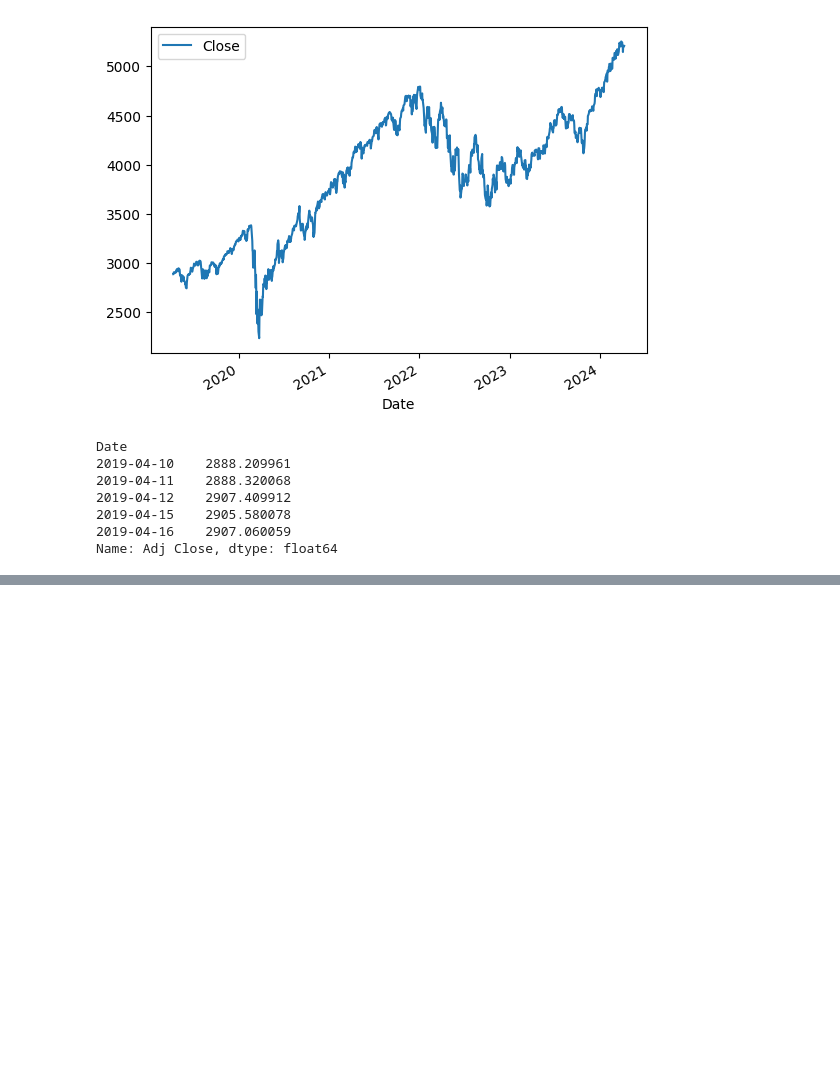
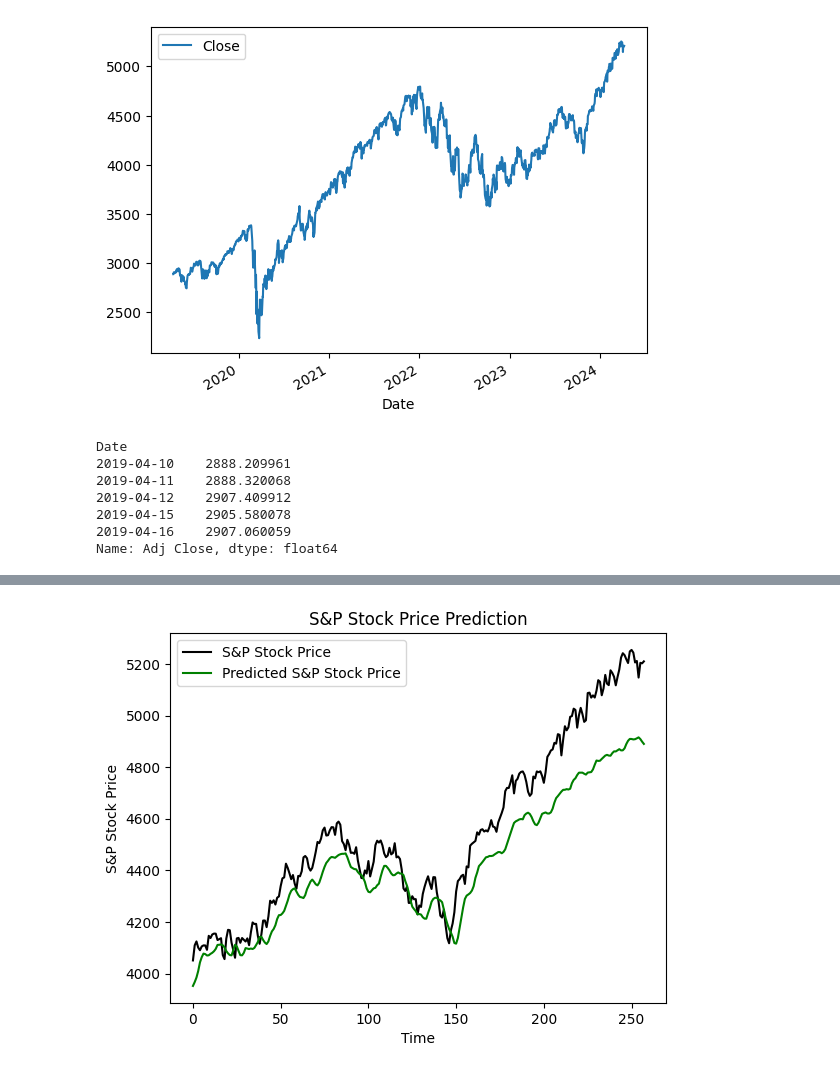
Before and after one commit to ethanylhuang2/LSTM-for-Stock-Price-Prediction, a Jupyter notebook: stock_predictor.ipynb, the cells around one changed output, grey strips where cells are left out. Cells and saved outputs as stored; diff of their text form; code cells hidden in the pictures; blank space fills up the shorter version.

Commit message:
implemented lstm 2

```diff
--- a/stock_predictor.ipynb
+++ b/stock_predictor.ipynb
@@ -70,7 +94,7 @@ for i in range (5, len(train_dataset_scaled)):
     y_train.append(train_dataset_scaled[i, 0])
 
 x_train, y_train = np.array(x_train), np.array(y_train)
-X_train = np.reshape(x_train, (x_train.shape[0], x_train.shape[1], 1))
+x_train = np.reshape(x_train, (x_train.shape[0], x_train.shape[1], 1))
 print (x_train)
 print (y_train)
 # %% [output]
@@ -136,0 +118,17 @@ test = scaler.transform(test)
+# %%
+from keras.models import Sequential
+from keras.layers import LSTM
+from keras.layers import Dropout
+from keras.layers import Dense
+model = Sequential()
+model.add(LSTM(units=50,return_sequences=True,input_shape=(x_train.shape[1], 1)))
+model.add(Dropout(0.2))
+model.add(LSTM(units=50,return_sequences=True))
+model.add(Dropout(0.2))
+model.add(LSTM(units=50,return_sequences=True))
+model.add(Dropout(0.2))
+model.add(LSTM(units=50))
+model.add(Dropout(0.2))
+model.add(Dense(units=1))
+model.compile(optimizer='adam',loss='mean_squared_error')
+model.fit(x_train,y_train,epochs=100,batch_size=32)
@@ -136,0 +155,3 @@ test = scaler.transform(test)
+# %%
+real_stock_price = test_dataset.values
+print(real_stock_price)
@@ -136,0 +176,15 @@ test = scaler.transform(test)
+# %%
+dataset_total = pd.concat((train_dataset, test_dataset), axis = 0)
+inputs = dataset_total[len(dataset_total) - len(test_dataset) - 5:].values
+inputs = inputs.reshape(-1,1)
+inputs = sc.transform(inputs)
+x_test = []
+for i in range(5, len(inputs)):
+    x_test.append(inputs[i-5:i, 0])
+
+
+x_test = np.array(x_test)
+x_test = np.reshape(x_test, (x_test.shape[0], x_test.shape[1], 1))
+
+predicted_stock_price = model.predict(x_test)
+predicted_stock_price = sc.inverse_transform(predicted_stock_price)
@@ -136,0 +193,10 @@ test = scaler.transform(test)
+# %%
+plt.plot(real_stock_price, color = 'black', label = 'S&P Stock Price')
+plt.plot(predicted_stock_price, color = 'green', label = 'Predicted S&P Stock Price')
+plt.title('S&P Stock Price Prediction')
+plt.xlabel('Time')
+plt.ylabel('S&P Stock Price')
+plt.legend()
+plt.show()
+# %% [output]
+[figure, added]
```
Also changed, not shown: parts of 13 cells of this notebook.
